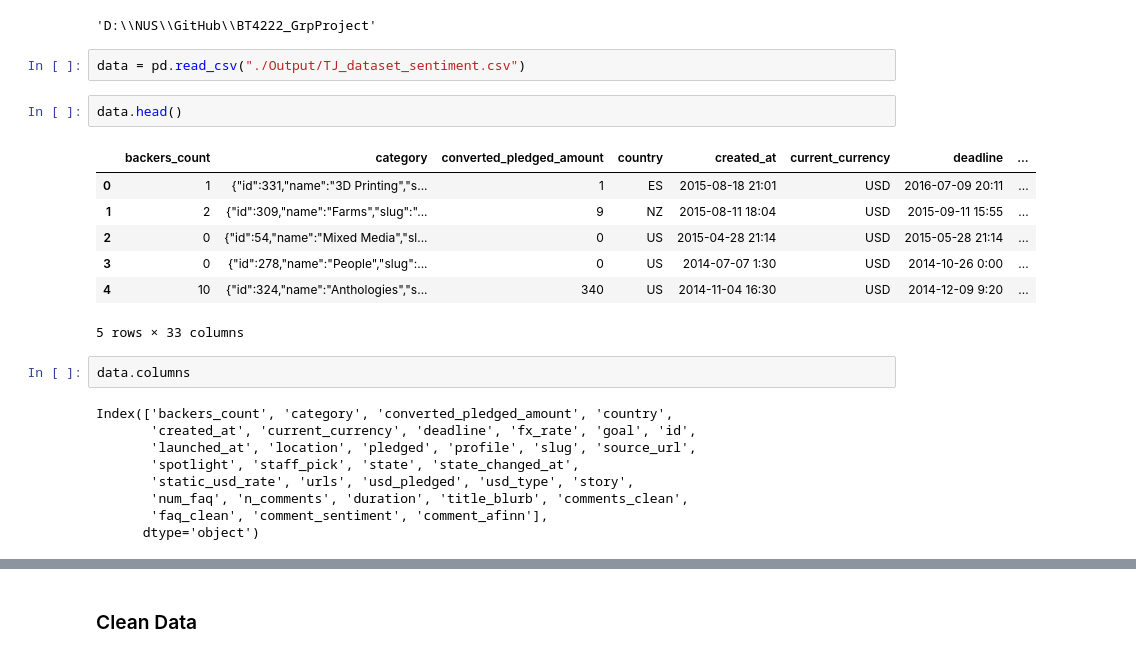
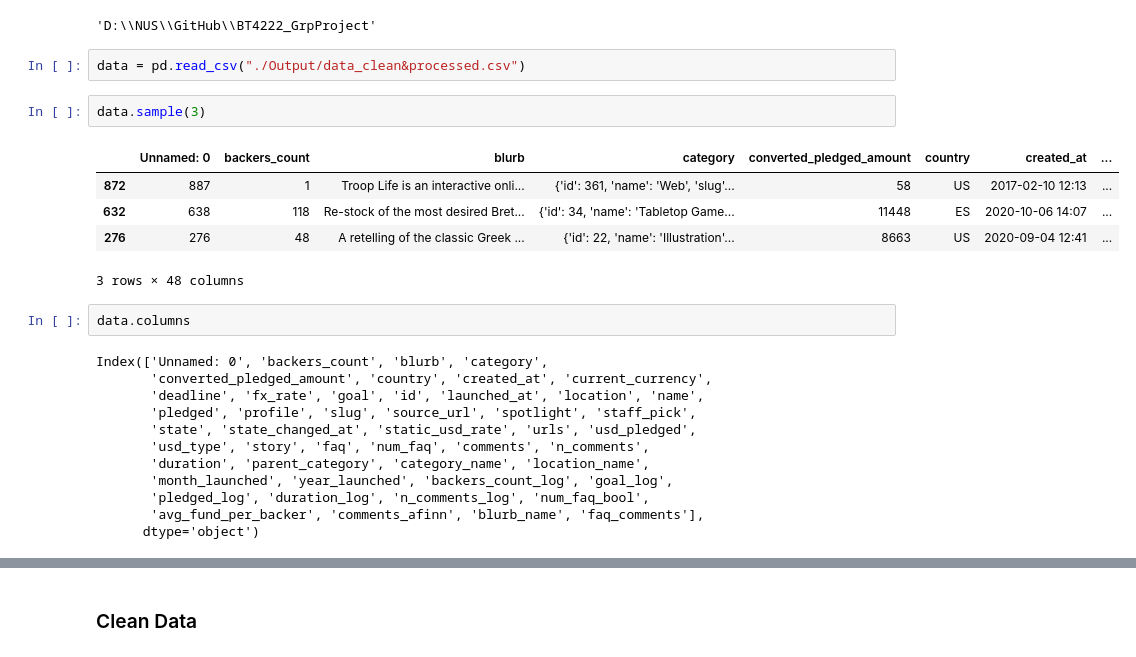
Before and after one commit to chuabern/BT4222_GrpProject, a Jupyter notebook: TJ_SVM.ipynb, the cells around one changed output, grey strips where cells are left out. Cells and saved outputs as stored; diff of their text form.

```diff
--- a/TJ_SVM.ipynb
+++ b/TJ_SVM.ipynb
@@ -9,25 +9,26 @@ os.getcwd()
 # %% [output]
 'D:\\NUS\\GitHub\\BT4222_GrpProject'
 # %%
-data = pd.read_csv("./Output/TJ_dataset_sentiment.csv")
+data = pd.read_csv("./Output/data_clean&processed.csv")
-# %%
-data.head()
-# %% [output]
-|  | backers_count | category | converted_pledged_amount | country | created_at | current_currency | deadline | ... |
-| 0 | 1 | {"id":331,"name":"3D Printing","s... | 1 | ES | 2015-08-18 21:01 | USD | 2016-07-09 20:11 | ... |
-| 1 | 2 | {"id":309,"name":"Farms","slug":"... | 9 | NZ | 2015-08-11 18:04 | USD | 2015-09-11 15:55 | ... |
-| 2 | 0 | {"id":54,"name":"Mixed Media","sl... | 0 | US | 2015-04-28 21:14 | USD | 2015-05-28 21:14 | ... |
-| 3 | 0 | {"id":278,"name":"People","slug":... | 0 | US | 2014-07-07 1:30 | USD | 2014-10-26 0:00 | ... |
-| 4 | 10 | {"id":324,"name":"Anthologies","s... | 340 | US | 2014-11-04 16:30 | USD | 2014-12-09 9:20 | ... |
-5 rows × 33 columns
+# %%
+data.sample(3)
+# %% [output]
+|  | Unnamed: 0 | backers_count | blurb | category | converted_pledged_amount | country | created_at | ... |
+| 872 | 887 | 1 | Troop Life is an interactive onli... | {'id': 361, 'name': 'Web', 'slug'... | 58 | US | 2017-02-10 12:13 | ... |
+| 632 | 638 | 118 | Re-stock of the most desired Bret... | {'id': 34, 'name': 'Tabletop Game... | 11448 | ES | 2020-10-06 14:07 | ... |
+| 276 | 276 | 48 | A retelling of the classic Greek ... | {'id': 22, 'name': 'Illustration'... | 8663 | US | 2020-09-04 12:41 | ... |
+3 rows × 48 columns
 # %%
 data.columns
 # %% [output]
-Index(['backers_count', 'category', 'converted_pledged_amount', 'country',
-       'created_at', 'current_currency', 'deadline', 'fx_rate', 'goal', 'id',
-       'launched_at', 'location', 'pledged', 'profile', 'slug', 'source_url',
-       'spotlight', 'staff_pick', 'state', 'state_changed_at',
-       'static_usd_rate', 'urls', 'usd_pledged', 'usd_type', 'story',
-       'num_faq', 'n_comments', 'duration', 'title_blurb', 'comments_clean',
-       'faq_clean', 'comment_sentiment', 'comment_afinn'],
+Index(['Unnamed: 0', 'backers_count', 'blurb', 'category',
+       'converted_pledged_amount', 'country', 'created_at', 'current_currency',
+       'deadline', 'fx_rate', 'goal', 'id', 'launched_at', 'location', 'name',
+       'pledged', 'profile', 'slug', 'source_url', 'spotlight', 'staff_pick',
+       'state', 'state_changed_at', 'static_usd_rate', 'urls', 'usd_pledged',
+       'usd_type', 'story', 'faq', 'num_faq', 'comments', 'n_comments',
+       'duration', 'parent_category', 'category_name', 'location_name',
+       'month_launched', 'year_launched', 'backers_count_log', 'goal_log',
+       'pledged_log', 'duration_log', 'n_comments_log', 'num_faq_bool',
+       'avg_fund_per_backer', 'comments_afinn', 'blurb_name', 'faq_comments'],
       dtype='object')
```
Also changed, not shown: parts of 1 cell of this notebook, 1 other file.
